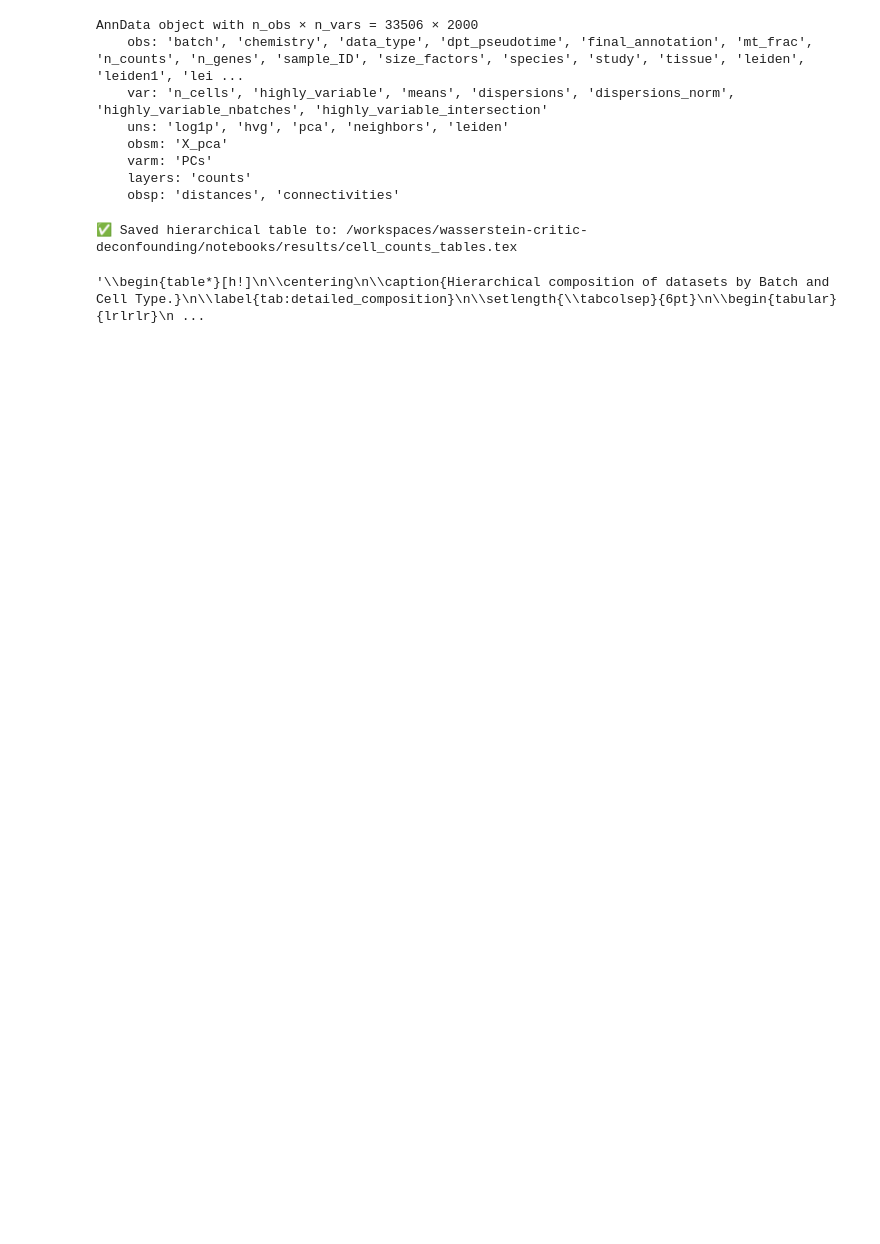
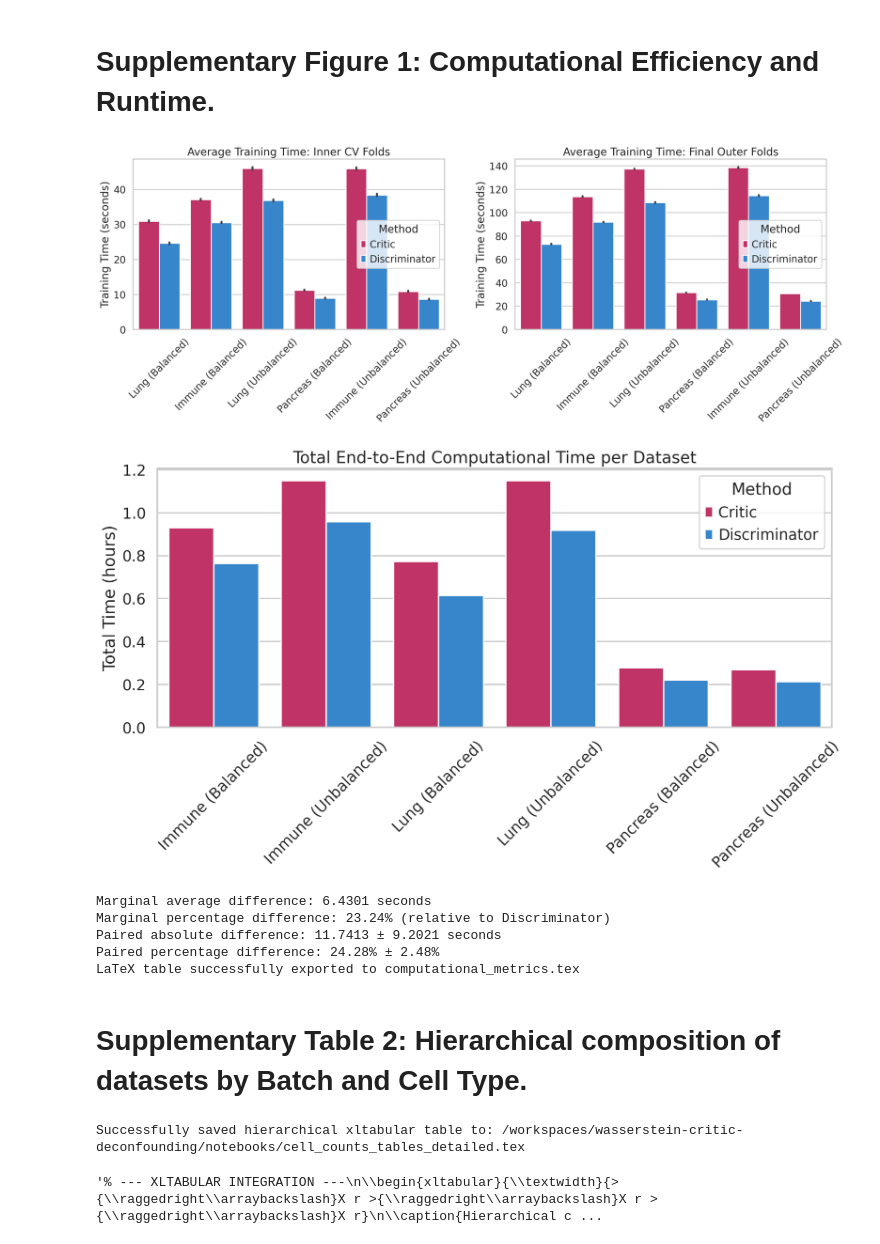
Before and after one commit to kreid415/wasserstein-critic-deconfounding, a Jupyter notebook: notebooks/results.ipynb, the cells around one changed output. Saved outputs shown, nothing was run; the diff lists cells and outputs as text; code cells hidden in the pictures; blank space fills up the shorter version.

Commit message:
Code clean up

```diff
--- a/notebooks/results.ipynb
+++ b/notebooks/results.ipynb
@@ -989,0 +1045,2 @@ generate_combined_adata_table(
+# %% [markdown]
+# Supplementary Figure 1: Computational Efficiency and Runtime.
@@ -990,3 +1232,57 @@ generate_combined_adata_table(
+# %%
+def export_metrics_to_latex(results_dict, output_filepath="detailed_metrics.tex"):
+    """
+    Exports the detailed_metrics DataFrame to a publication-ready LaTeX table.
+    Automatically cleans underscores and scales the table to fit the page width.
+    """
+    if not isinstance(results_dict, dict) or 'detailed_metrics' not in results_dict:
+        raise ValueError("Invalid dictionary provided. 'detailed_metrics' key is required.")
+
+    # 1. Clean headers to prevent LaTeX math-mode compilation errors
+    df = results_dict['detailed_metrics'].copy()
+    df.columns = [str(col).replace('_', ' ') for col in df.columns]
+    df.index.names = [str(name).replace('_', ' ') for name in df.index.names]
+    df.columns = [str(col).replace('%', r'\%') for col in df.columns]
+
+    # 2. Generate standard LaTeX string
+    styler = df.style.format(precision=4)
+    latex_string = styler.to_latex(
+        column_format="ll|rrrr",
+        position="htbp",
+        position_float="centering",
+        hrules=True,
+        caption="Detailed computational time differences per dataset and phase.",
+        label="tab:detailed_metrics"
+    )
+
+    # 3. Inject \resizebox to scale the table to the document's text width
+    latex_string = latex_string.replace(
+        r'\begin{tabular}',
+        r'\resizebox{\textwidth}{!}{' + '\n' + r'\begin{tabular}'
+    ).replace(
+        r'\end{tabular}',
+        r'\end{tabular}' + '\n' + r'}'
+    )
+
+    # 4. Save to file
+    with open(output_filepath, 'w') as f:
+        f.write(latex_string)
+
+    print(f"LaTeX table successfully exported to {output_filepath}")
+# %%
+df_times = extract_and_plot_training_times('/workspaces/wasserstein-critic-deconfounding/scripts/first_results/binary_experiments/logs')
+results = compute_time_differences_and_percentages(df_times)
+export_metrics_to_latex(results, "computational_metrics.tex")
+# %% [output]
+[figure, added]
+[figure, added]
+Marginal average difference: 6.4301 seconds
+Marginal percentage difference: 23.24% (relative to Discriminator)
+Paired absolute difference: 11.7413 ± 9.2021 seconds
+Paired percentage difference: 24.28% ± 2.48%
+LaTeX table successfully exported to computational_metrics.tex
+# %% [markdown]
+# Supplementary Table 2: Hierarchical composition of datasets by Batch and Cell Type.
 # %%
 import pandas as pd
 import numpy as np
@@ -1128,17 +1435,6 @@ def generate_detailed_adata_table(
         print(f"Error saving file: {e}")
 
     return final_latex
-# %%
-immune_adata
-# %% [output]
-AnnData object with n_obs × n_vars = 33506 × 2000
-    obs: 'batch', 'chemistry', 'data_type', 'dpt_pseudotime', 'final_annotation', 'mt_frac', 'n_counts', 'n_genes', 'sample_ID', 'size_factors', 'species', 'study', 'tissue', 'leiden', 'leiden1', 'lei ...
-    var: 'n_cells', 'highly_variable', 'means', 'dispersions', 'dispersions_norm', 'highly_variable_nbatches', 'highly_variable_intersection'
-    uns: 'log1p', 'hvg', 'pca', 'neighbors', 'leiden'
-    obsm: 'X_pca'
-    varm: 'PCs'
-    layers: 'counts'
-    obsp: 'distances', 'connectivities'
 # %%
 # Assuming you have loaded adata_pancreas and adata_lung
 
@@ -1147,9 +1443,9 @@ generate_detailed_adata_table(
     protocol_keys=['tech', 'protocol', 'chemistry'],
     cell_type_keys=['celltype', 'cell_type', 'final_annotation'],
     dataset_names=['Pancreas Dataset', 'Lung Dataset', 'Immune Dataset'],
-    save_path="/workspaces/wasserstein-critic-deconfounding/notebooks/results/cell_counts_tables.tex",
+    save_path="/workspaces/wasserstein-critic-deconfounding/notebooks/cell_counts_tables_detailed.tex",
     tech_name_map=tech_map,
 )
 # %% [output]
-✅ Saved hierarchical table to: /workspaces/wasserstein-critic-deconfounding/notebooks/results/cell_counts_tables.tex
+Successfully saved hierarchical xltabular table to: /workspaces/wasserstein-critic-deconfounding/notebooks/cell_counts_tables_detailed.tex
-'\\begin{table*}[h!]\n\\centering\n\\caption{Hierarchical composition of datasets by Batch and Cell Type.}\n\\label{tab:detailed_composition}\n\\setlength{\\tabcolsep}{6pt}\n\\begin{tabular}{lrlrlr}\n ...
+'% --- XLTABULAR INTEGRATION ---\n\\begin{xltabular}{\\textwidth}{>{\\raggedright\\arraybackslash}X r >{\\raggedright\\arraybackslash}X r >{\\raggedright\\arraybackslash}X r}\n\\caption{Hierarchical c ...
```
Also changed, not shown: parts of 39 cells of this notebook, 2 other files.
